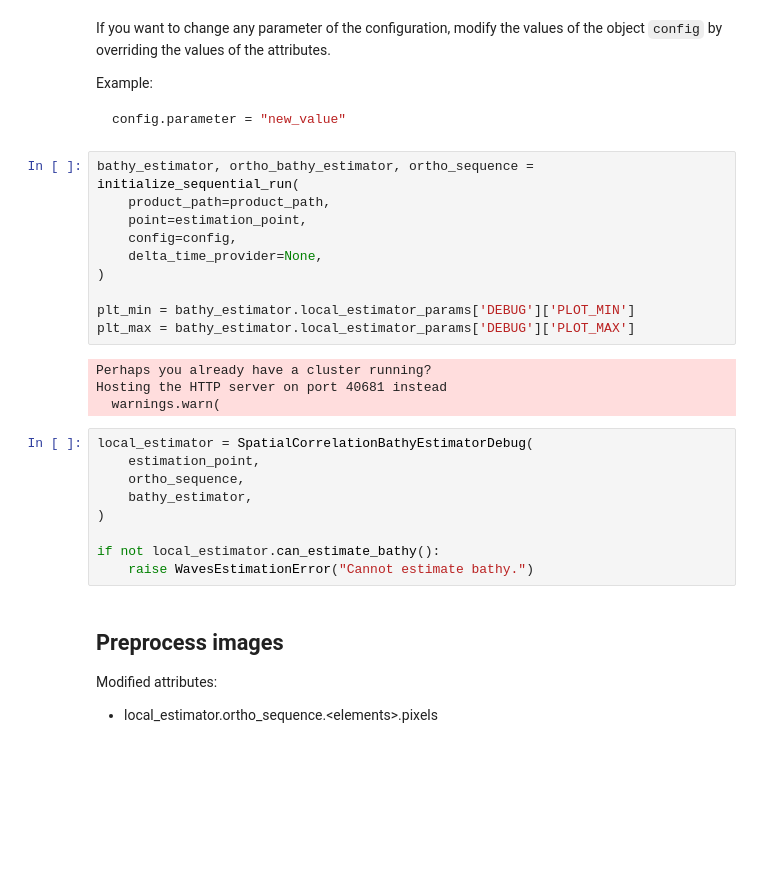
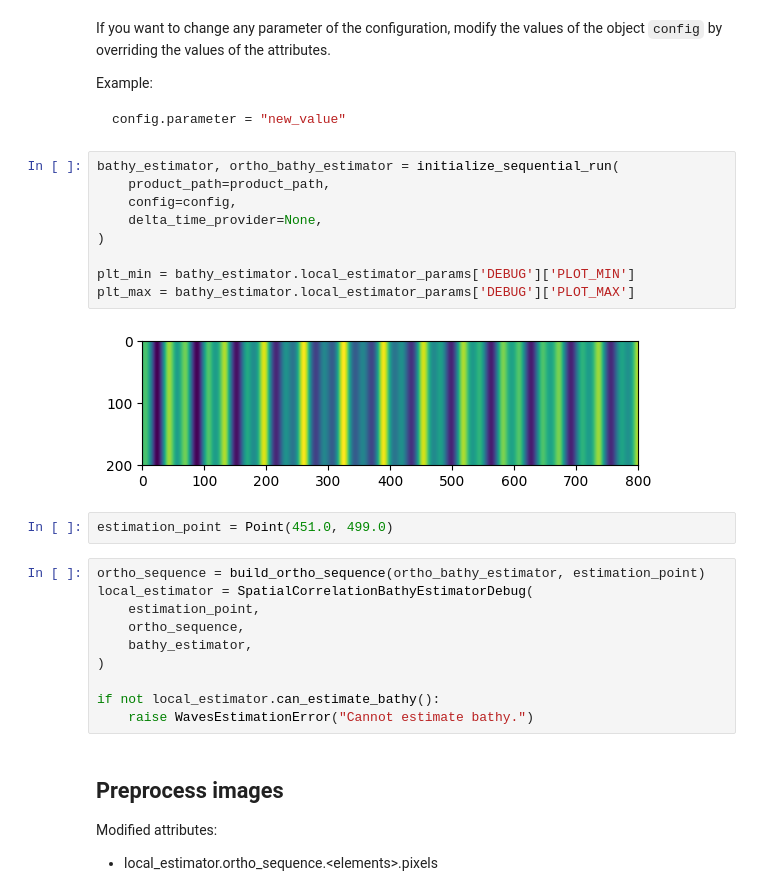
Before and after one commit to cadauxe/S2Shores, a Jupyter notebook: notebooks/spatial_correlation.ipynb, the cells around one changed output. Saved outputs shown, nothing was run; the diff lists cells and outputs as text; blank space fills up the shorter version.

Commit message:
Display image before choosing the estimation point and debug CI

````diff
--- a/notebooks/spatial_correlation.ipynb
+++ b/notebooks/spatial_correlation.ipynb
@@ -96,20 +94,20 @@ Example:
 config.parameter = "new_value"
 ```
 # %%
-bathy_estimator, ortho_bathy_estimator, ortho_sequence = initialize_sequential_run(
+bathy_estimator, ortho_bathy_estimator = initialize_sequential_run(
     product_path=product_path,
-    point=estimation_point,
     config=config,
     delta_time_provider=None,
 )
 
 plt_min = bathy_estimator.local_estimator_params['DEBUG']['PLOT_MIN']
 plt_max = bathy_estimator.local_estimator_params['DEBUG']['PLOT_MAX']
 # %% [output]
-Perhaps you already have a cluster running?
-Hosting the HTTP server on port 40681 instead
-  warnings.warn(
+[figure, added]
+# %%
+estimation_point = Point(451.0, 499.0)
 # %%
+ortho_sequence = build_ortho_sequence(ortho_bathy_estimator, estimation_point)
 local_estimator = SpatialCorrelationBathyEstimatorDebug(
     estimation_point,
     ortho_sequence,
````
Also changed, not shown: parts of 2 cells of this notebook, 2 other files.
